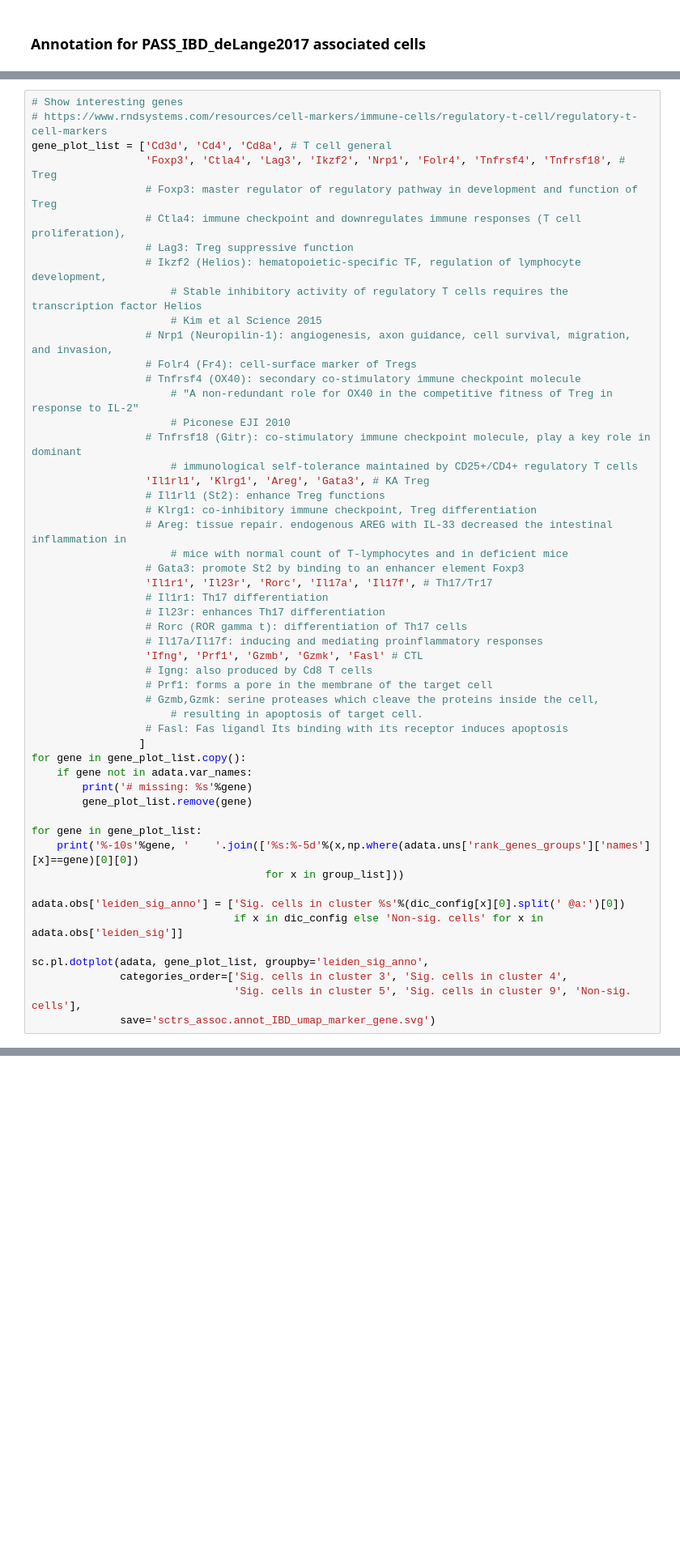
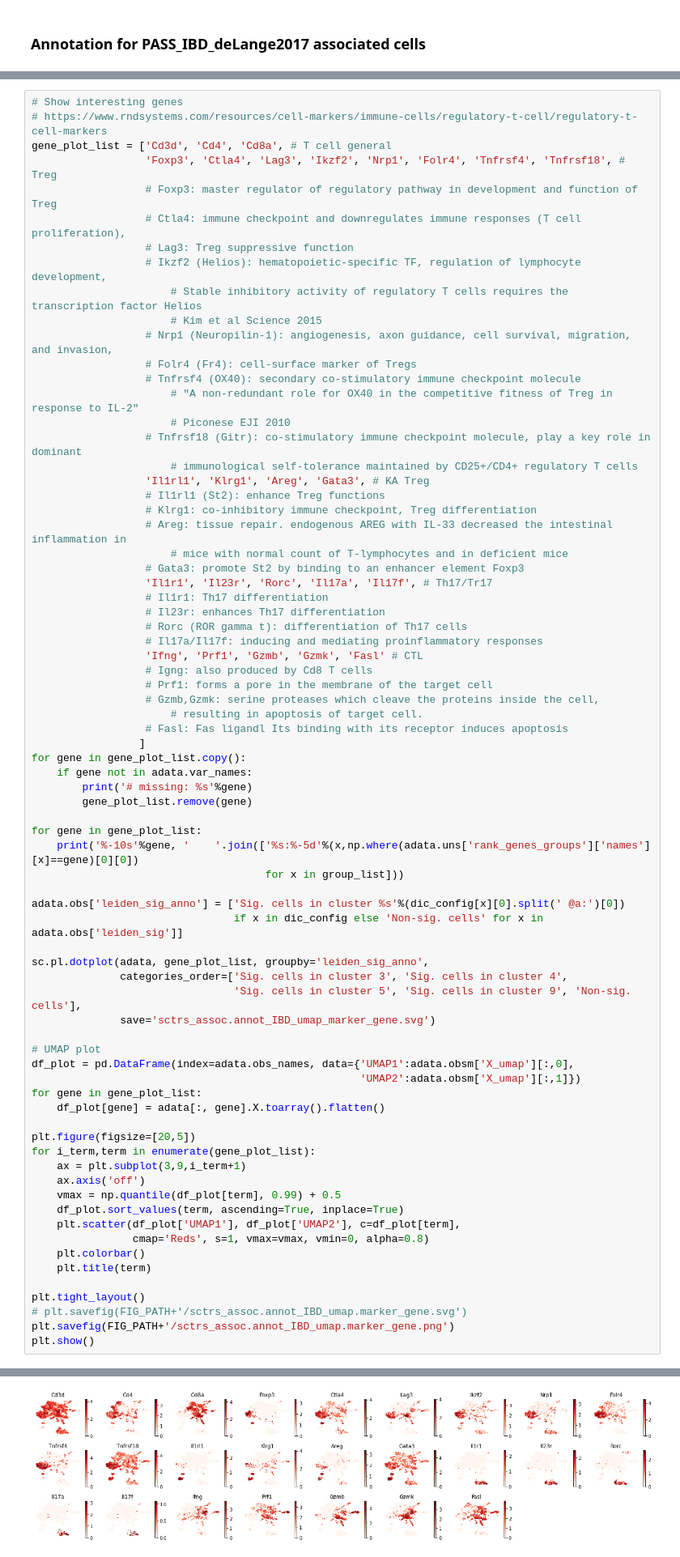
Before and after one commit to martinjzhang/scDRS, a Jupyter notebook: experiments/job.case_tcell/s3_analysis_tcell.ipynb, the cells around one changed output, grey strips where cells are left out. Shown at 81% size. Cells and saved outputs as stored; diff of their text form; blank space fills up the shorter version.

```diff
--- a/experiments/job.case_tcell/s3_analysis_tcell.ipynb
+++ b/experiments/job.case_tcell/s3_analysis_tcell.ipynb
@@ -424,4 +442,26 @@ sc.pl.dotplot(adata, gene_plot_list, groupby='leiden_sig_anno',
               categories_order=['Sig. cells in cluster 3', 'Sig. cells in cluster 4',
                                 'Sig. cells in cluster 5', 'Sig. cells in cluster 9', 'Non-sig. cells'],
               save='sctrs_assoc.annot_IBD_umap_marker_gene.svg')
+
+# UMAP plot
+df_plot = pd.DataFrame(index=adata.obs_names, data={'UMAP1':adata.obsm['X_umap'][:,0],
+                                                    'UMAP2':adata.obsm['X_umap'][:,1]})
+for gene in gene_plot_list:
+    df_plot[gene] = adata[:, gene].X.toarray().flatten()
+
+plt.figure(figsize=[20,5])
+for i_term,term in enumerate(gene_plot_list):
+    ax = plt.subplot(3,9,i_term+1)
+    ax.axis('off')
+    vmax = np.quantile(df_plot[term], 0.99) + 0.5
+    df_plot.sort_values(term, ascending=True, inplace=True)
+    plt.scatter(df_plot['UMAP1'], df_plot['UMAP2'], c=df_plot[term],
+                cmap='Reds', s=1, vmax=vmax, vmin=0, alpha=0.8)
+    plt.colorbar()
+    plt.title(term)
+
+plt.tight_layout()
+# plt.savefig(FIG_PATH+'/sctrs_assoc.annot_IBD_umap.marker_gene.svg')
+plt.savefig(FIG_PATH+'/sctrs_assoc.annot_IBD_umap.marker_gene.png')
+plt.show()
 # %% [output]
@@ -447,4 +486,5 @@ WARNING: saving figure to file figures/dotplot_sctrs_assoc.annot_IBD_umap_marker
 [figure]
+[figure, added]
 # %%
 # Overlap with signatures
 temp_df = pd.read_csv('/n/holystore01/LABS/price_lab/Users/mjzhang/scDRS_data/gs_file/tcell_signature_full.gs',
```
Also changed, not shown: parts of 2 cells of this notebook, 6 other files.
